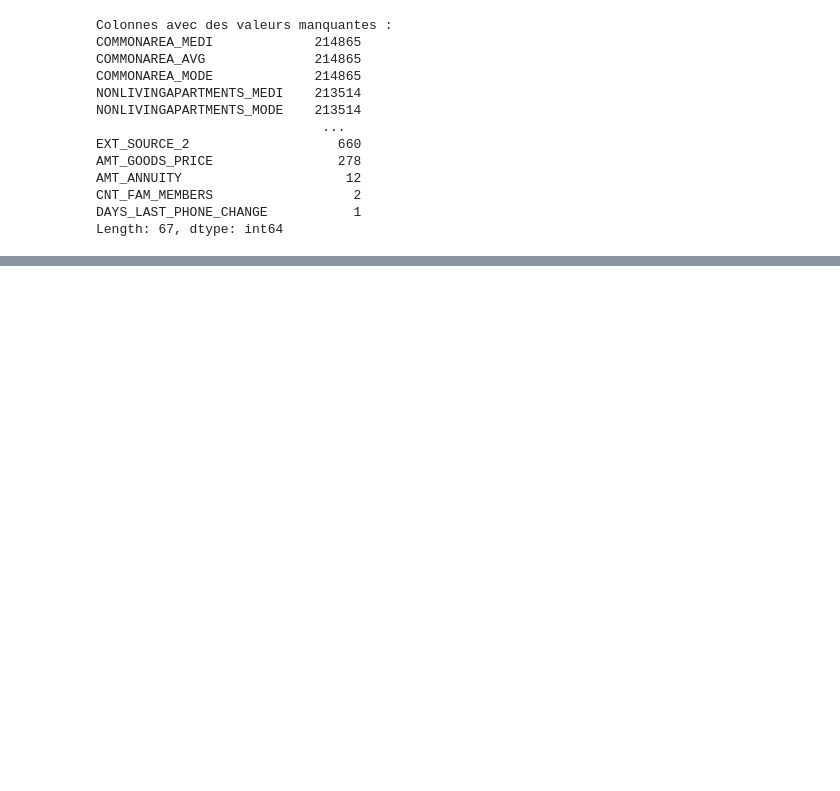
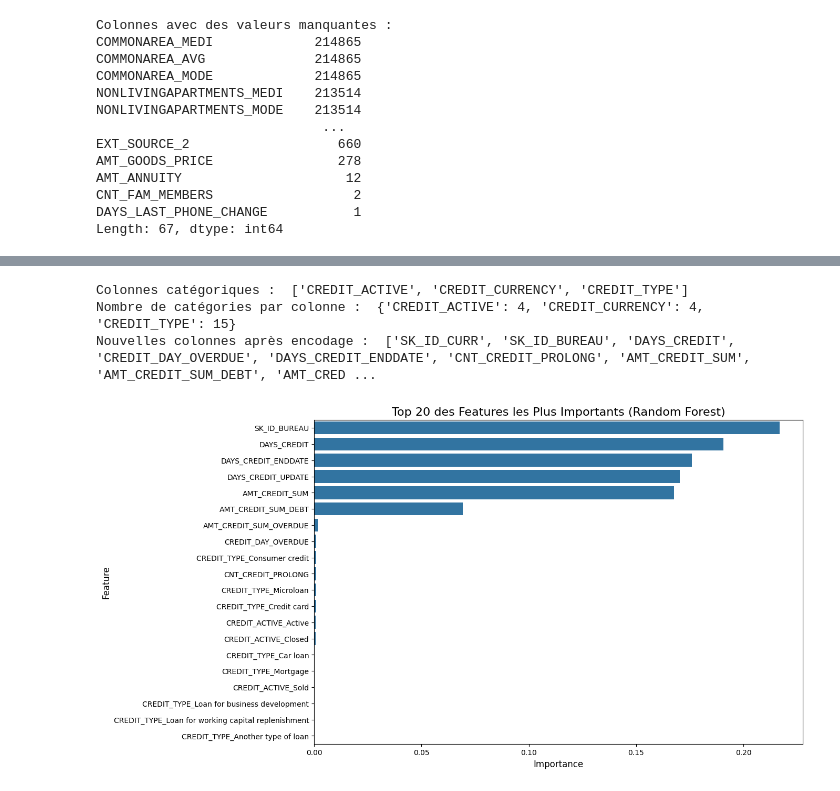
Before and after one commit to konstantingnz/kaggle_statml_housing_credit, a Jupyter notebook: notebooks/Exploration_Home_Credit.ipynb, the cells around one changed output, grey strips where cells are left out. Saved outputs shown, nothing was run; the diff lists cells and outputs as text; code cells hidden in the pictures; blank space fills up the shorter version.

```diff
--- a/notebooks/Exploration_Home_Credit.ipynb
+++ b/notebooks/Exploration_Home_Credit.ipynb
@@ -93,0 +258,12 @@ Length: 67, dtype: int64
+# %%
+# Identifier les colonnes catégoriques
+categorical_cols = bureau_cleaned.select_dtypes(include=['object']).columns
+print("Colonnes catégoriques : ", categorical_cols.tolist())
+
+# Compter le nombre de valeurs distinctes pour chaque colonne catégorique
+category_counts = {col: bureau_cleaned[col].nunique() for col in categorical_cols}
+
+# Afficher le nombre de valeurs distinctes par colonne
+print("Nombre de valeurs distinctes par colonne : ")
+for col, count in category_counts.items():
+    print(f"{col}: {count}")
@@ -93,0 +276,66 @@ Length: 67, dtype: int64
+# %%
+from sklearn.preprocessing import LabelEncoder
+
+# Identifier les colonnes catégoriques
+categorical_cols = bureau_cleaned.select_dtypes(include=['object']).columns
+print("Colonnes catégoriques : ", categorical_cols.tolist())
+
+# Vérifier le nombre de catégories par colonne
+category_counts = {col: bureau_cleaned[col].nunique() for col in categorical_cols}
+print("Nombre de catégories par colonne : ", category_counts)
+
+# Appliquer One-Hot Encoding si <= 15 catégories, sinon Label Encoding
+for col in categorical_cols:
+    if category_counts[col] <= 15:
+        # One-Hot Encoding
+        bureau_cleaned = pd.get_dummies(bureau_cleaned, columns=[col], prefix=col)
+    else:
+        # Label Encoding
+        le = LabelEncoder()
+        bureau_cleaned[col] = le.fit_transform(bureau_cleaned[col])
+
+# Vérification
+print("Nouvelles colonnes après encodage : ", bureau_cleaned.columns.tolist())
+# %% [output]
+Colonnes catégoriques :  ['CREDIT_ACTIVE', 'CREDIT_CURRENCY', 'CREDIT_TYPE']
+Nombre de catégories par colonne :  {'CREDIT_ACTIVE': 4, 'CREDIT_CURRENCY': 4, 'CREDIT_TYPE': 15}
+Nouvelles colonnes après encodage :  ['SK_ID_CURR', 'SK_ID_BUREAU', 'DAYS_CREDIT', 'CREDIT_DAY_OVERDUE', 'DAYS_CREDIT_ENDDATE', 'CNT_CREDIT_PROLONG', 'AMT_CREDIT_SUM', 'AMT_CREDIT_SUM_DEBT', 'AMT_CRED ...
+# %%
+import matplotlib.pyplot as plt
+import seaborn as sns
+from sklearn.ensemble import RandomForestClassifier
+from sklearn.model_selection import train_test_split
+
+# Charger les données
+application_train = pd.read_csv("/Users/konstantinganz/Library/CloudStorage/OneDrive-Personnel/Documents/Konstantin/CS/S8 Hong Kong/Cours/Stat ML/Projet_1/kaggle_statml_housing_credit/data/home-credit-default-risk/application_train.csv")
+
+# Joindre bureau_cleaned avec le target à partir de application_train
+df_rf = bureau_cleaned.merge(application_train[["SK_ID_CURR", "TARGET"]], on="SK_ID_CURR", how="left")
+df_rf = df_rf.dropna(subset=["TARGET"])  # Supprimer les lignes où TARGET est manquant
+
+# Séparer les features et la target
+X = df_rf.drop(columns=["SK_ID_CURR", "TARGET"])
+y = df_rf["TARGET"]
+
+# Split train/test
+X_train, X_test, y_train, y_test = train_test_split(X, y, test_size=0.2, random_state=42)
+
+# Appliquer le Random Forest
+rf = RandomForestClassifier(n_estimators=100, random_state=42)
+rf.fit(X_train, y_train)
+
+# Récupérer l'importance des features
+feature_importance = pd.DataFrame({
+    "feature": X.columns,
+    "importance": rf.feature_importances_
+}).sort_values(by="importance", ascending=False)
+
+# Affichage du graphique d'importance des features
+plt.figure(figsize=(12, 8))
+sns.barplot(x="importance", y="feature", data=feature_importance.head(20))  # Afficher les top 20 features
+plt.title("Top 20 des Features les Plus Importants (Random Forest)", fontsize=16)
+plt.xlabel("Importance", fontsize=12)
+plt.ylabel("Feature", fontsize=12)
+plt.show()
+# %% [output]
+[figure, added]
```
Also changed, not shown: parts of 23 cells of this notebook, 1 other file.
